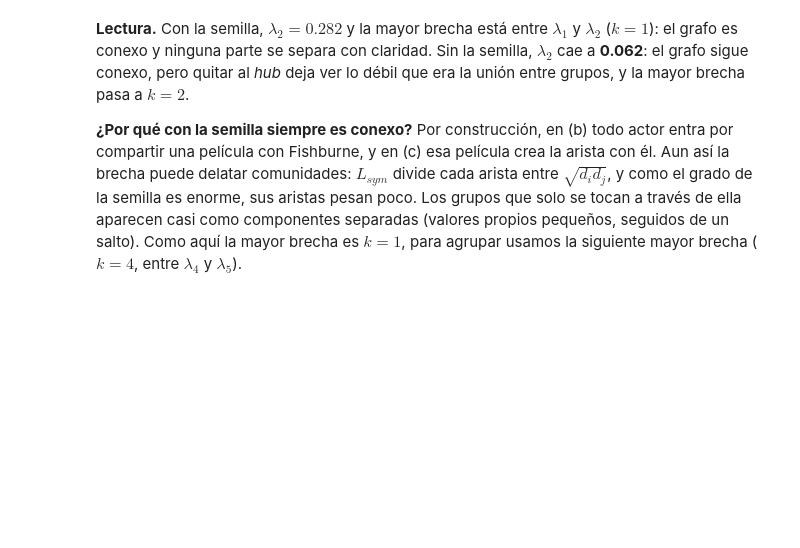
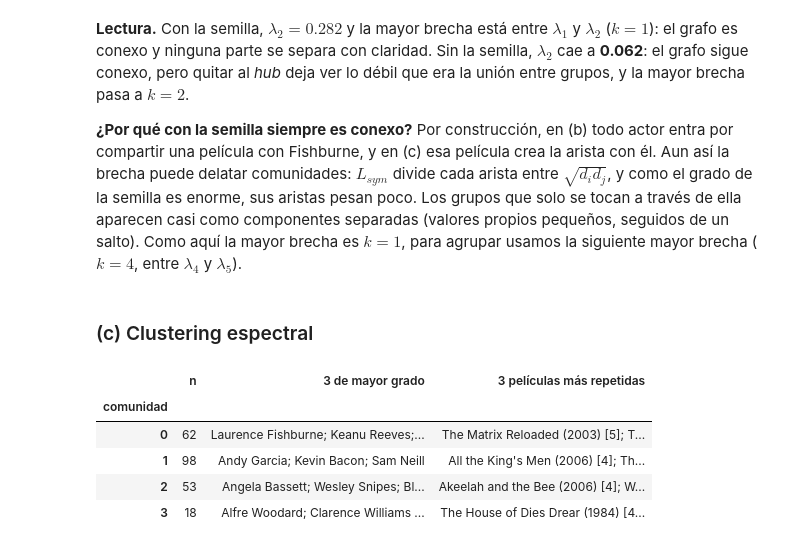
Before and after one commit to NohelEstradaP/grafo-colaboracion-laurence-fishburne, a Jupyter notebook: fishburne.ipynb, the cells around one changed output. Cells and saved outputs as stored; diff of their text form; code cells hidden in the pictures; blank space fills up the shorter version.

```diff
--- a/fishburne.ipynb
+++ b/fishburne.ipynb
@@ -236,3 +236,25 @@ Fishburne, y en (c) esa película crea la arista con él. Aun así la brecha pue
 arista entre $\sqrt{d_id_j}$, y como el grado de la semilla es enorme, sus aristas pesan poco. Los grupos que solo se tocan
 a través de ella aparecen casi como componentes separadas (valores propios pequeños, seguidos de un salto). Como aquí la mayor
 brecha es $k=1$, para agrupar usamos la siguiente mayor brecha ($k = 4$, entre $\lambda_4$ y $\lambda_5$).
+# %% [markdown]
+### (c) Clustering espectral
+# %%
+k = k_brecha if k_brecha > 1 else int(np.argmax(brechas[1:])) + 2
+X = vec[:, :k] / np.linalg.norm(vec[:, :k], axis=1, keepdims=True)
+grupos = KMeans(n_clusters=k, n_init=50, random_state=1).fit_predict(X)
+filas = []
+for c in range(k):
+    gente = [orden[i] for i in np.where(grupos == c)[0]]
+    conteo = Counter(p["id"] for n in gente for p in creditos[n])
+    filas.append({"comunidad": c, "n": len(gente),
+                  "3 de mayor grado": "; ".join(g.names[n] for n in sorted(gente, key=grado.get, reverse=True)[:3]),
+                  "3 películas más repetidas": "; ".join(f"{por_peli[p]['titulo']} [{v}]" for p, v in conteo.most_common(3))})
+with pd.option_context("display.max_colwidth", 130):
+    display(pd.DataFrame(filas).set_index("comunidad"))
+# %% [output]
+|  | n | 3 de mayor grado | 3 películas más repetidas |
+| comunidad |  |  |  |
+| 0 | 62 | Laurence Fishburne; Keanu Reeves;... | The Matrix Reloaded (2003) [5]; T... |
+| 1 | 98 | Andy Garcia; Kevin Bacon; Sam Neill | All the King's Men (2006) [4]; Th... |
+| 2 | 53 | Angela Bassett; Wesley Snipes; Bl... | Akeelah and the Bee (2006) [4]; W... |
+| 3 | 18 | Alfre Woodard; Clarence Williams ... | The House of Dies Drear (1984) [4... |
```
Also changed, not shown: parts of 8 cells of this notebook, 1 other file.
